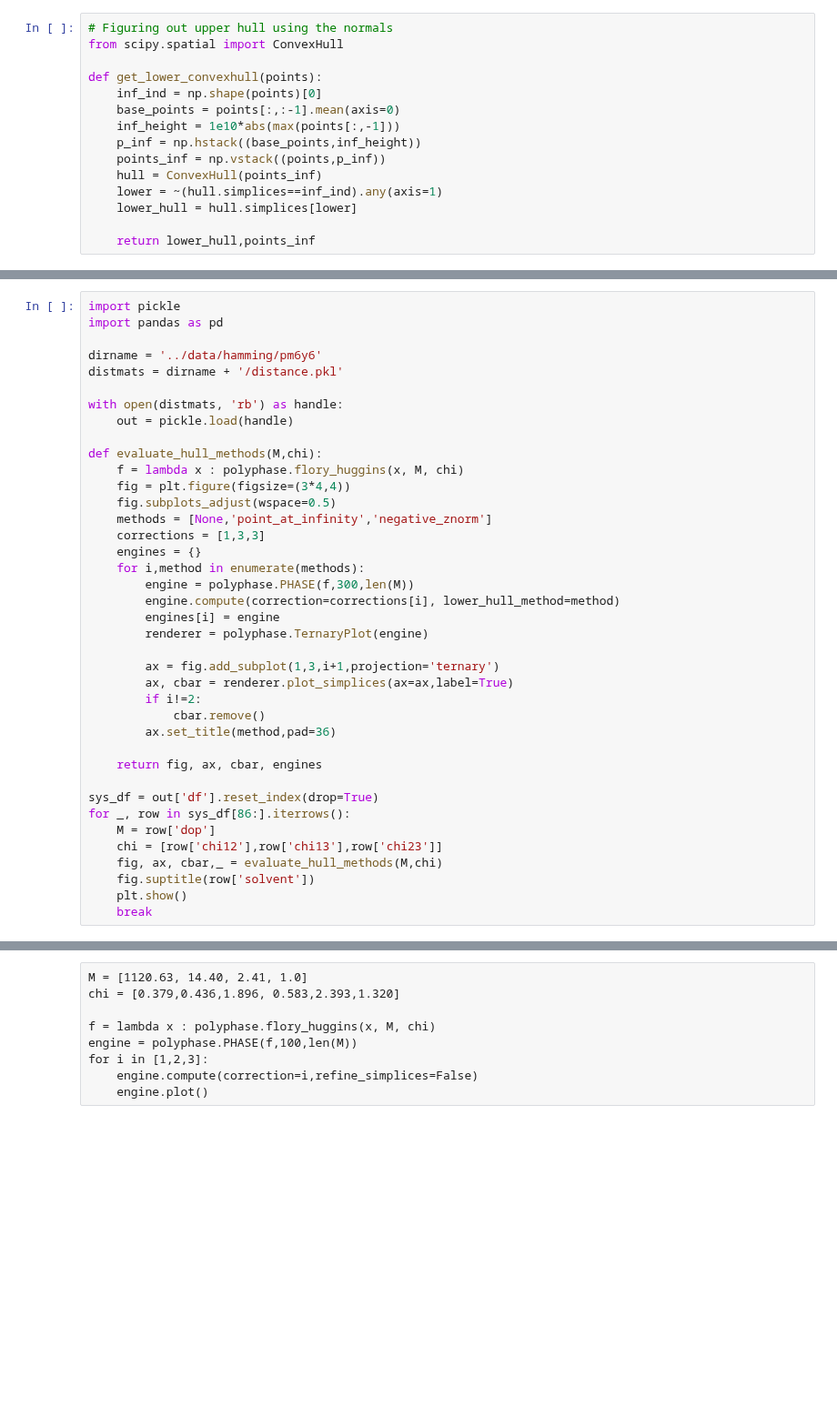
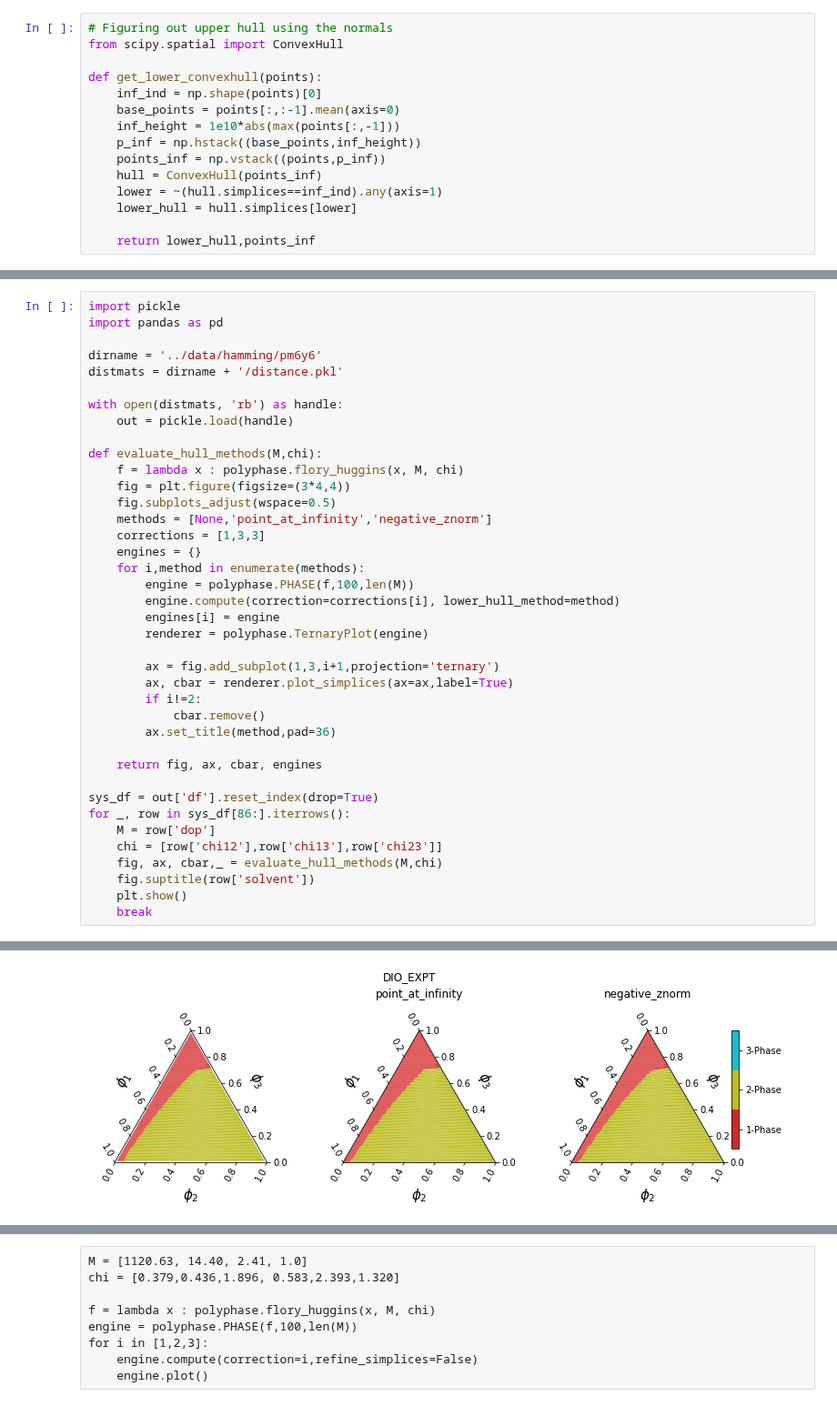
Before and after one commit to kiranvad/polyphase, a Jupyter notebook: notebooks/[ASR] Energy corrections.ipynb, the cells around one changed output, grey strips where cells are left out. Shown at 91% size. Saved outputs shown, nothing was run; the diff lists cells and outputs as text; blank space fills up the shorter version.

Commit message:
update phaseapi to origin

```diff
--- a/notebooks/[ASR] Energy corrections.ipynb
+++ b/notebooks/[ASR] Energy corrections.ipynb
@@ -155,7 +182,7 @@ def evaluate_hull_methods(M,chi):
     corrections = [1,3,3]
     engines = {}
     for i,method in enumerate(methods):
-        engine = polyphase.PHASE(f,300,len(M))
+        engine = polyphase.PHASE(f,100,len(M))
         engine.compute(correction=corrections[i], lower_hull_method=method)
         engines[i] = engine
         renderer = polyphase.TernaryPlot(engine)
@@ -185,3 +210,4 @@ Computation took 90.94s
+[figure, added]
 # %%
 M = [406.193,5.99,1]
 chi = [0.435,0.77,1.00]
```
Also changed, not shown: parts of 12 cells of this notebook, 2 other files.
